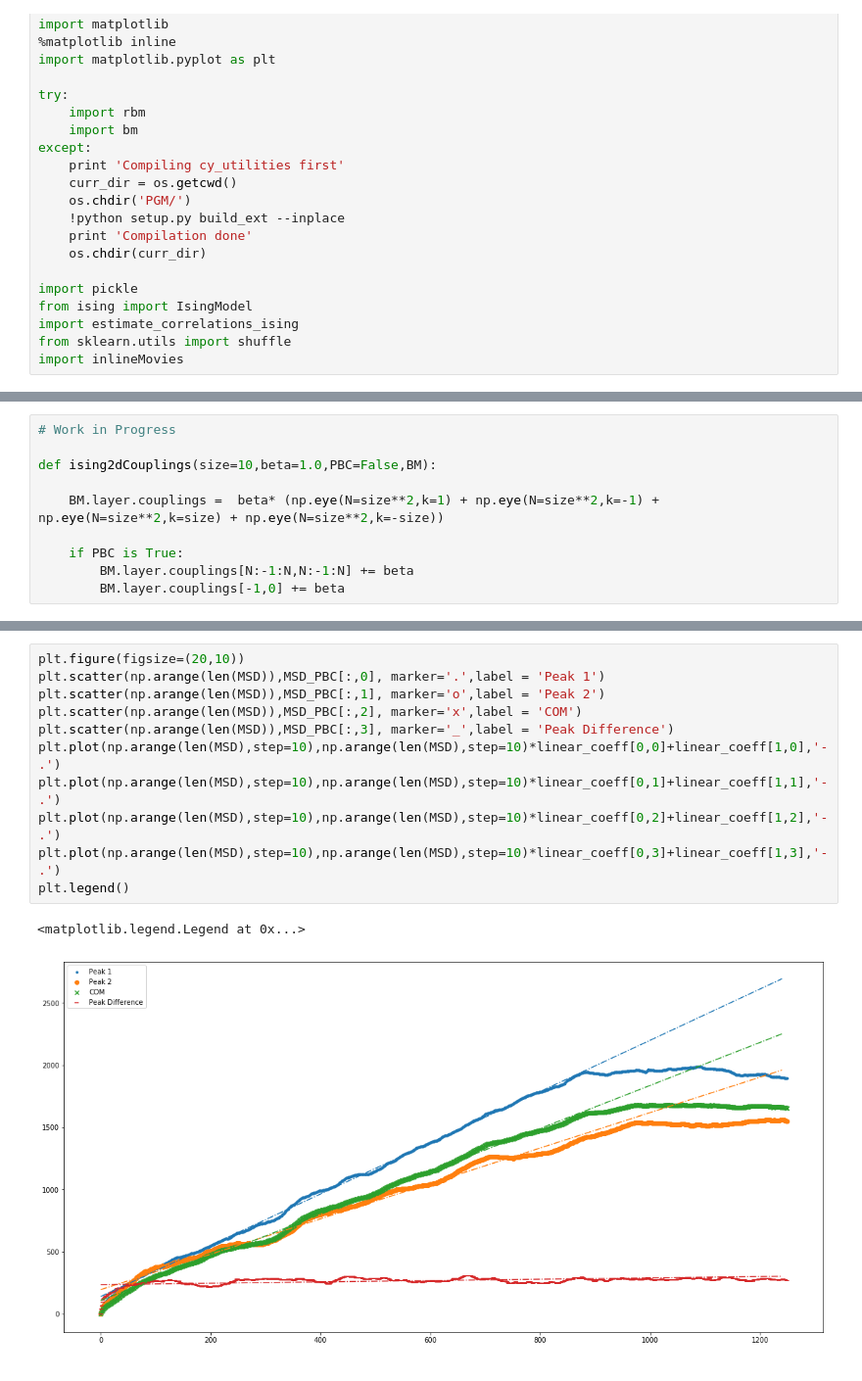
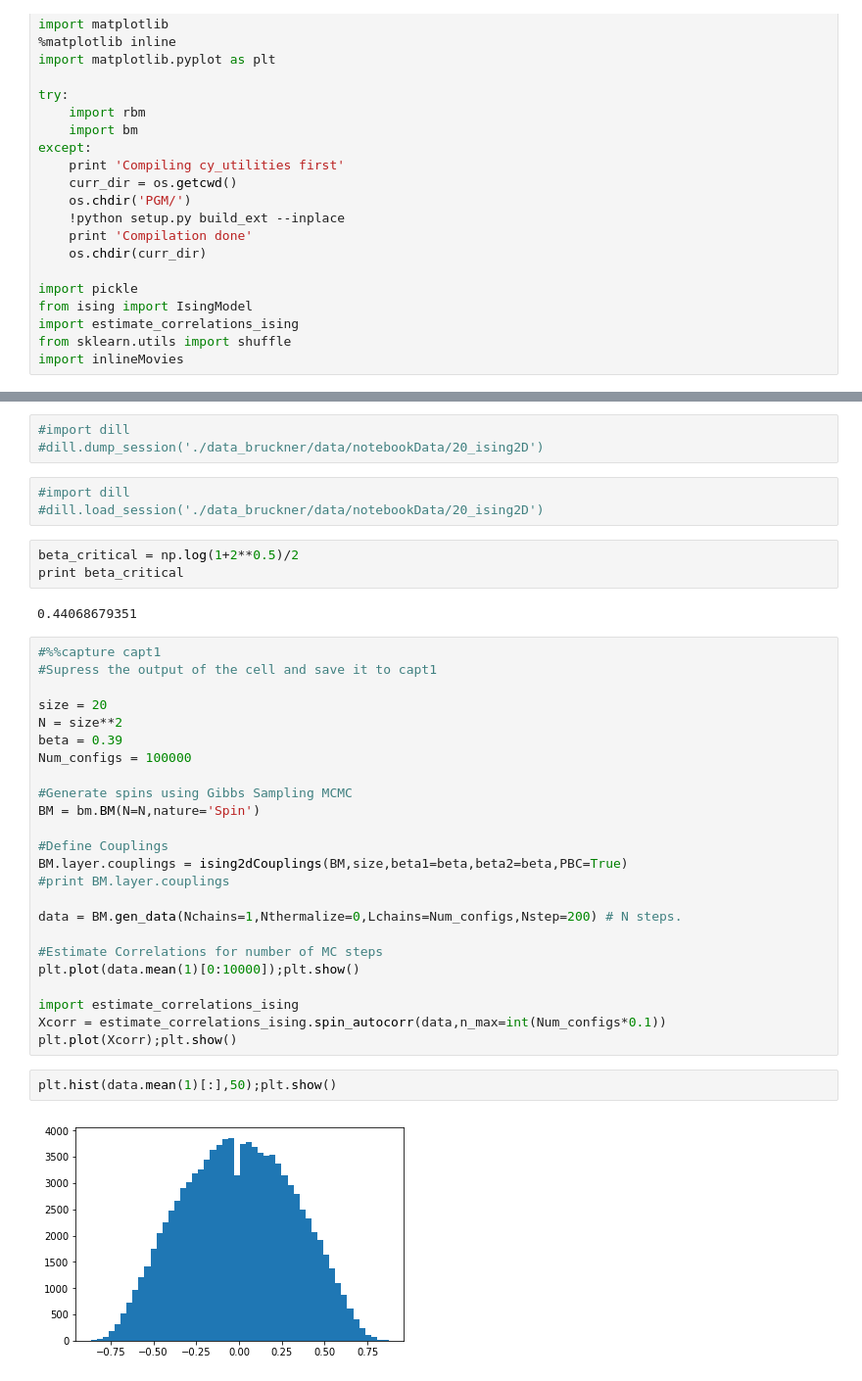
Before and after one commit to btemoshir/learningDynamics, a Jupyter notebook: 20_ising2D.ipynb, the cells around one changed output, grey strips where cells are left out. Shown at 98% size. Cells and saved outputs as stored; diff of their text form.

```diff
--- a/20_ising2D.ipynb
+++ b/20_ising2D.ipynb
@@ -66,10 +32,0 @@ plt.imshow(weights[-1])
-# %%
-# Work in Progress
-
-def ising2dCouplings(size=10,beta=1.0,PBC=False,BM):
-
-    BM.layer.couplings =  beta* (np.eye(N=size**2,k=1) + np.eye(N=size**2,k=-1) + np.eye(N=size**2,k=size) + np.eye(N=size**2,k=-size))
-
-    if PBC is True:
-        BM.layer.couplings[N:-1:N,N:-1:N] += beta
-        BM.layer.couplings[-1,0] += beta
@@ -133,14 +33,39 @@ linear_coeff[:,3] = np.polyfit(np.arange(len(MSD_PBC[0:900])),MSD_PBC[0:900,3],1
-# %%
-plt.figure(figsize=(20,10))
-plt.scatter(np.arange(len(MSD)),MSD_PBC[:,0], marker='.',label = 'Peak 1')
-plt.scatter(np.arange(len(MSD)),MSD_PBC[:,1], marker='o',label = 'Peak 2')
-plt.scatter(np.arange(len(MSD)),MSD_PBC[:,2], marker='x',label = 'COM')
-plt.scatter(np.arange(len(MSD)),MSD_PBC[:,3], marker='_',label = 'Peak Difference')
-plt.plot(np.arange(len(MSD),step=10),np.arange(len(MSD),step=10)*linear_coeff[0,0]+linear_coeff[1,0],'-.')
-plt.plot(np.arange(len(MSD),step=10),np.arange(len(MSD),step=10)*linear_coeff[0,1]+linear_coeff[1,1],'-.')
-plt.plot(np.arange(len(MSD),step=10),np.arange(len(MSD),step=10)*linear_coeff[0,2]+linear_coeff[1,2],'-.')
-plt.plot(np.arange(len(MSD),step=10),np.arange(len(MSD),step=10)*linear_coeff[0,3]+linear_coeff[1,3],'-.')
-plt.legend()
-# %% [output]
-<matplotlib.legend.Legend at 0x...>
-[figure, removed]
+# %%
+#import dill
+#dill.dump_session('./data_bruckner/data/notebookData/20_ising2D')
+# %%
+#import dill
+#dill.load_session('./data_bruckner/data/notebookData/20_ising2D')
+# %%
+beta_critical = np.log(1+2**0.5)/2
+print beta_critical
+# %% [output]
+0.44068679351
+# %%
+#%%capture capt1
+#Supress the output of the cell and save it to capt1
+
+size = 20
+N = size**2
+beta = 0.39
+Num_configs = 100000
+
+#Generate spins using Gibbs Sampling MCMC
+BM = bm.BM(N=N,nature='Spin')
+
+#Define Couplings
+BM.layer.couplings = ising2dCouplings(BM,size,beta1=beta,beta2=beta,PBC=True)
+#print BM.layer.couplings
+
+data = BM.gen_data(Nchains=1,Nthermalize=0,Lchains=Num_configs,Nstep=200) # N steps.
+
+#Estimate Correlations for number of MC steps
+plt.plot(data.mean(1)[0:10000]);plt.show()
+
+import estimate_correlations_ising
+Xcorr = estimate_correlations_ising.spin_autocorr(data,n_max=int(Num_configs*0.1))
+plt.plot(Xcorr);plt.show()
+# %%
+plt.hist(data.mean(1)[:],50);plt.show()
+# %% [output]
+[figure, added]
```
Also changed, not shown: parts of 74 cells of this notebook, 11 other files.
